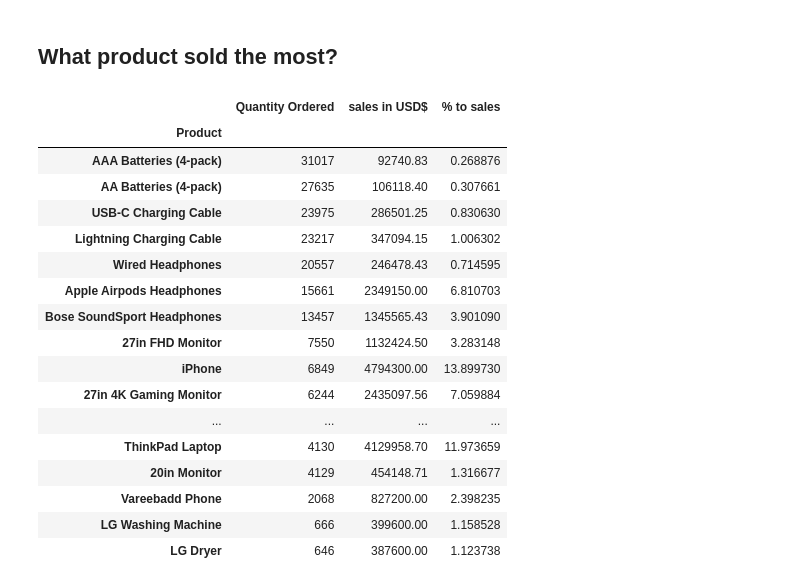
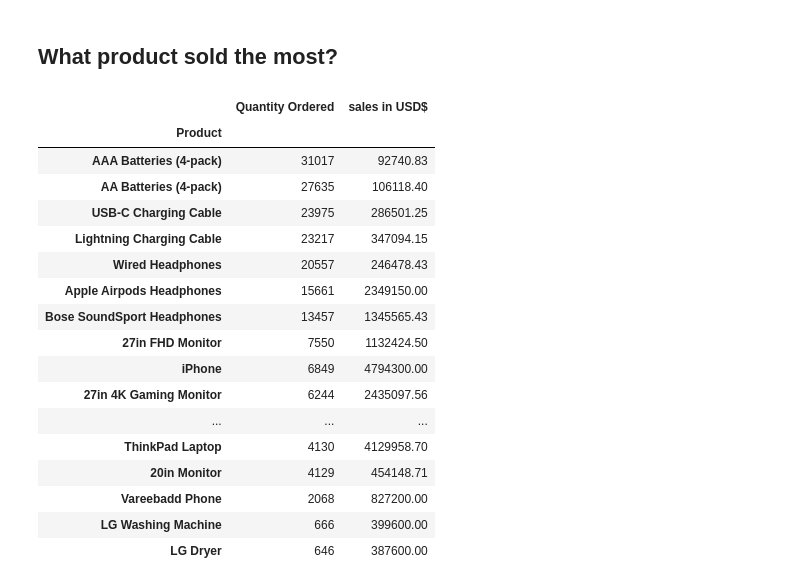
Before and after one commit to LuissotoData/Sales-Data, a Jupyter notebook: Sales 2019 analisis.ipynb, the cells around one changed output. Saved outputs shown, nothing was run; the diff lists cells and outputs as text; code cells hidden in the pictures.

```diff
--- a/Sales 2019 analisis.ipynb
+++ b/Sales 2019 analisis.ipynb
@@ -304,29 +289,27 @@ See the caveats in the documentation: https://pandas.pydata.org/pandas-docs/stab
 # %% [markdown]
 ## What product sold the most?
 # %%
+#dataframe whit most sold products
 top_products = sales_2019.groupby(['Product']).sum().sort_values(by=['Quantity Ordered'], ascending=False)
-top_products.drop(columns=['Price Each', 'month','duplicate'], inplace=True)
-top_products['% to sales'] = top_products['sales in USD$']*100/34492035.97
+top_products.drop(columns=['Price Each', 'month'], inplace=True)
 
 top_products
-
-#top products
 # %% [output]
-|  | Quantity Ordered | sales in USD$ | % to sales |
-| Product |  |  |  |
-| AAA Batteries (4-pack) | 31017 | 92740.83 | 0.268876 |
-| AA Batteries (4-pack) | 27635 | 106118.40 | 0.307661 |
-| USB-C Charging Cable | 23975 | 286501.25 | 0.830630 |
-| Lightning Charging Cable | 23217 | 347094.15 | 1.006302 |
-| Wired Headphones | 20557 | 246478.43 | 0.714595 |
-| Apple Airpods Headphones | 15661 | 2349150.00 | 6.810703 |
-| Bose SoundSport Headphones | 13457 | 1345565.43 | 3.901090 |
-| 27in FHD Monitor | 7550 | 1132424.50 | 3.283148 |
-| iPhone | 6849 | 4794300.00 | 13.899730 |
-| 27in 4K Gaming Monitor | 6244 | 2435097.56 | 7.059884 |
-| ... | ... | ... | ... |
-| ThinkPad Laptop | 4130 | 4129958.70 | 11.973659 |
-| 20in Monitor | 4129 | 454148.71 | 1.316677 |
-| Vareebadd Phone | 2068 | 827200.00 | 2.398235 |
-| LG Washing Machine | 666 | 399600.00 | 1.158528 |
-| LG Dryer | 646 | 387600.00 | 1.123738 |
+|  | Quantity Ordered | sales in USD$ |
+| Product |  |  |
+| AAA Batteries (4-pack) | 31017 | 92740.83 |
+| AA Batteries (4-pack) | 27635 | 106118.40 |
+| USB-C Charging Cable | 23975 | 286501.25 |
+| Lightning Charging Cable | 23217 | 347094.15 |
+| Wired Headphones | 20557 | 246478.43 |
+| Apple Airpods Headphones | 15661 | 2349150.00 |
+| Bose SoundSport Headphones | 13457 | 1345565.43 |
+| 27in FHD Monitor | 7550 | 1132424.50 |
+| iPhone | 6849 | 4794300.00 |
+| 27in 4K Gaming Monitor | 6244 | 2435097.56 |
+| ... | ... | ... |
+| ThinkPad Laptop | 4130 | 4129958.70 |
+| 20in Monitor | 4129 | 454148.71 |
+| Vareebadd Phone | 2068 | 827200.00 |
+| LG Washing Machine | 666 | 399600.00 |
+| LG Dryer | 646 | 387600.00 |
```
Also changed, not shown: parts of 27 cells of this notebook, 1 other file.
